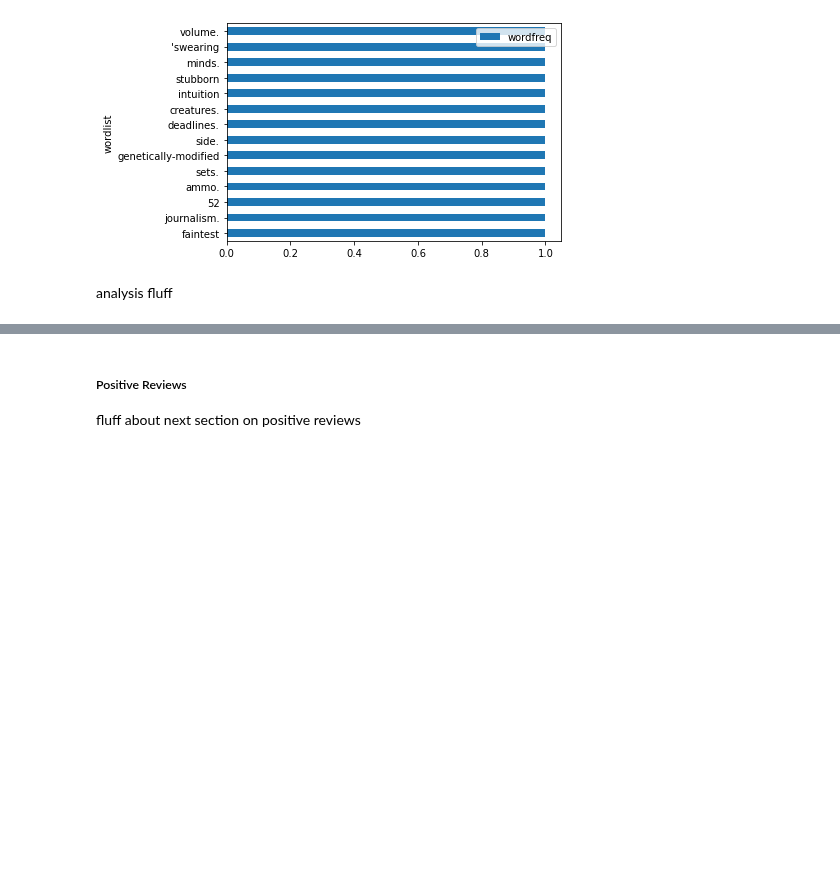
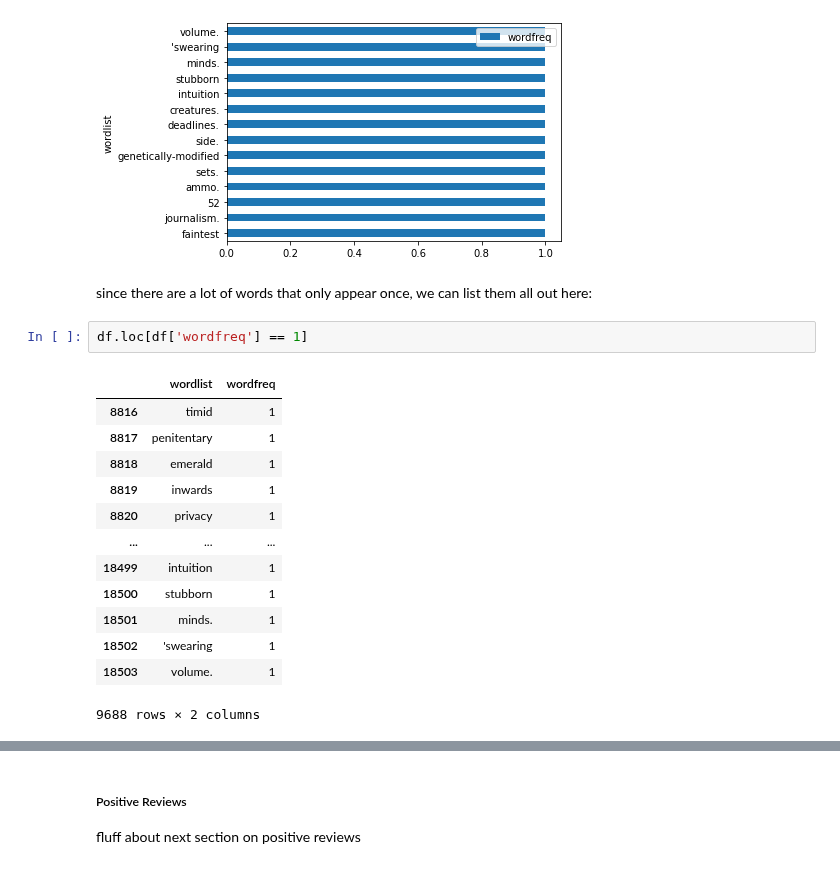
Before and after one commit to Crystalhuynh39/DH-140-Project, a Jupyter notebook: FinalProject.ipynb, the cells around one changed output, grey strips where cells are left out. Saved outputs shown, nothing was run; the diff lists cells and outputs as text; blank space fills up the shorter version.

```diff
--- a/FinalProject.ipynb
+++ b/FinalProject.ipynb
@@ -325,4 +325,20 @@ bar_df.plot.barh(x="wordlist", y="wordfreq")
 <AxesSubplot:ylabel='wordlist'>
 [figure]
 # %% [markdown]
-analysis fluff
+since there are a lot of words that only appear once, we can list them all out here:
+# %%
+df.loc[df['wordfreq'] == 1]
+# %% [output]
+|  | wordlist | wordfreq |
+| 8816 | timid | 1 |
+| 8817 | penitentary | 1 |
+| 8818 | emerald | 1 |
+| 8819 | inwards | 1 |
+| 8820 | privacy | 1 |
+| ... | ... | ... |
+| 18499 | intuition | 1 |
+| 18500 | stubborn | 1 |
+| 18501 | minds. | 1 |
+| 18502 | 'swearing | 1 |
+| 18503 | volume. | 1 |
+9688 rows × 2 columns
```
Also changed, not shown: parts of 3 cells of this notebook.
